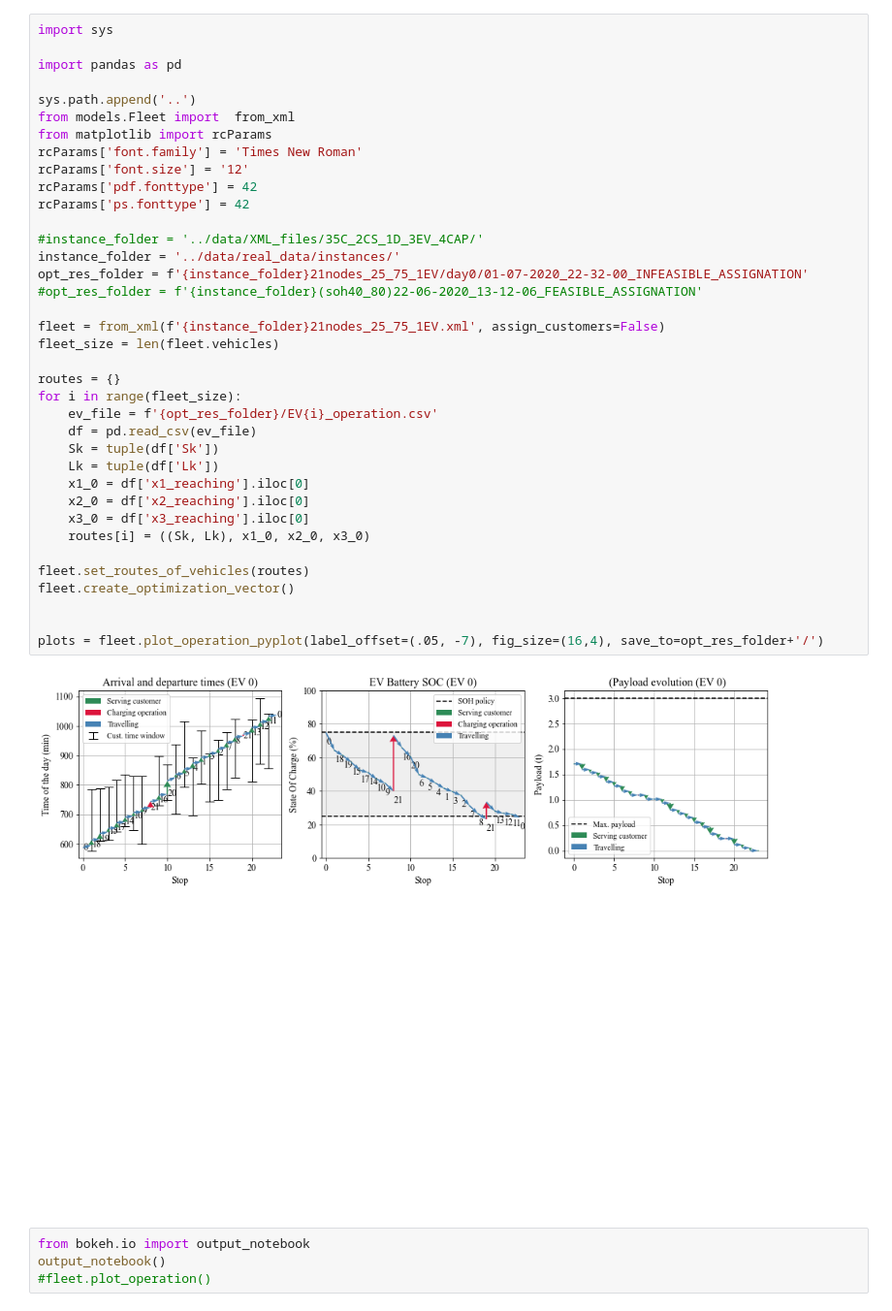
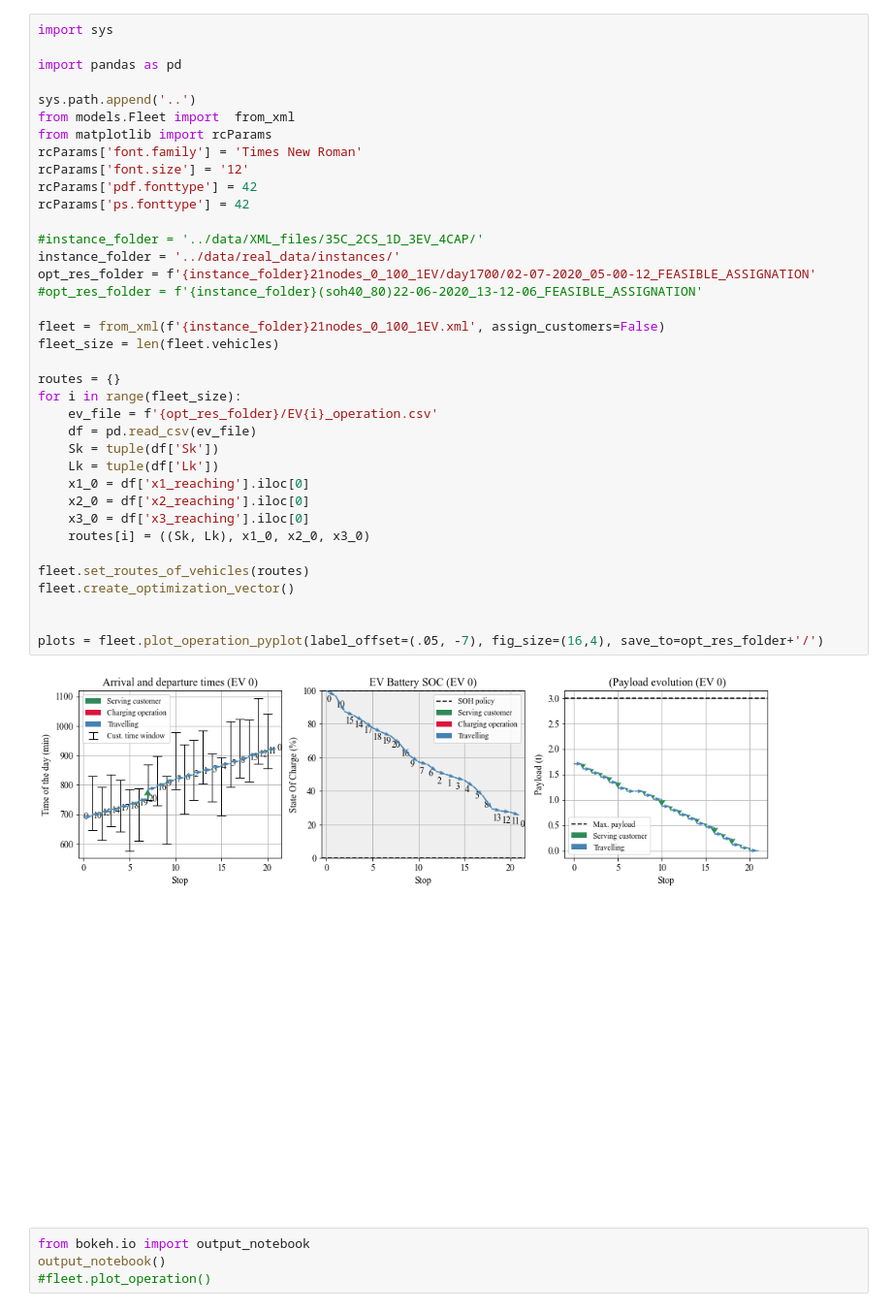
Before and after one commit to jpfutalef/DynamicStochasticElectricVRP, a Jupyter notebook: notebooks/plot_operation.ipynb, the cells around one changed output. Shown at 97% size. Saved outputs shown, nothing was run; the diff lists cells and outputs as text.

```diff
--- a/notebooks/plot_operation.ipynb
+++ b/notebooks/plot_operation.ipynb
@@ -7,36 +7,36 @@ sys.path.append('..')
 from models.Fleet import  from_xml
 from matplotlib import rcParams
 rcParams['font.family'] = 'Times New Roman'
 rcParams['font.size'] = '12'
 rcParams['pdf.fonttype'] = 42
 rcParams['ps.fonttype'] = 42
 
 #instance_folder = '../data/XML_files/35C_2CS_1D_3EV_4CAP/'
 instance_folder = '../data/real_data/instances/'
-opt_res_folder = f'{instance_folder}21nodes_25_75_1EV/day0/01-07-2020_22-32-00_INFEASIBLE_ASSIGNATION'
+opt_res_folder = f'{instance_folder}21nodes_0_100_1EV/day1700/02-07-2020_05-00-12_FEASIBLE_ASSIGNATION'
 #opt_res_folder = f'{instance_folder}(soh40_80)22-06-2020_13-12-06_FEASIBLE_ASSIGNATION'
 
-fleet = from_xml(f'{instance_folder}21nodes_25_75_1EV.xml', assign_customers=False)
+fleet = from_xml(f'{instance_folder}21nodes_0_100_1EV.xml', assign_customers=False)
 fleet_size = len(fleet.vehicles)
 
 routes = {}
 for i in range(fleet_size):
     ev_file = f'{opt_res_folder}/EV{i}_operation.csv'
     df = pd.read_csv(ev_file)
     Sk = tuple(df['Sk'])
     Lk = tuple(df['Lk'])
     x1_0 = df['x1_reaching'].iloc[0]
     x2_0 = df['x2_reaching'].iloc[0]
     x3_0 = df['x3_reaching'].iloc[0]
     routes[i] = ((Sk, Lk), x1_0, x2_0, x3_0)
 
 fleet.set_routes_of_vehicles(routes)
 fleet.create_optimization_vector()
 
 
 plots = fleet.plot_operation_pyplot(label_offset=(.05, -7), fig_size=(16,4), save_to=opt_res_folder+'/')
 # %% [output]
-[figure, old version]
+[figure, new version]
 # %%
 from bokeh.io import output_notebook
 output_notebook()
```
Also changed, not shown: 1 other file.
